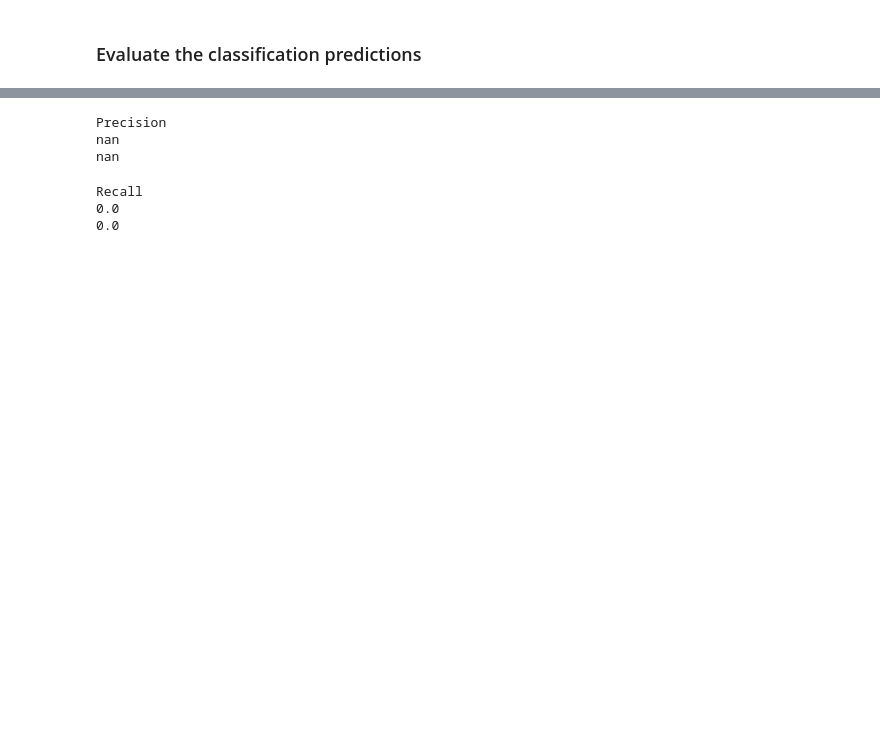
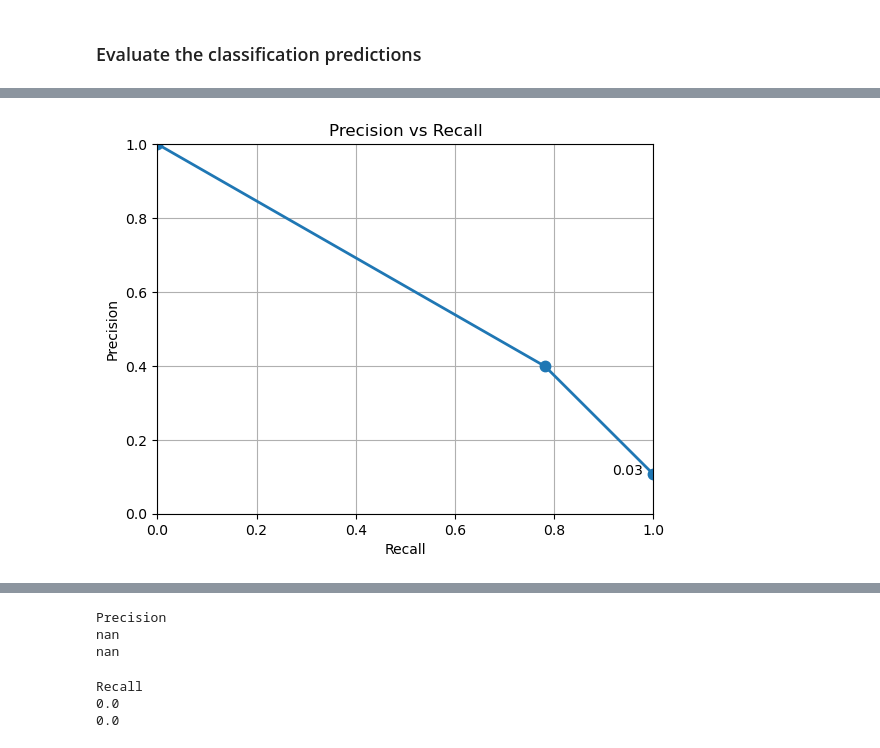
Before and after one commit to eabarnes1010/course_ml_ats, a Jupyter notebook: code/tree_classifier_binary_christman.ipynb, the cells around one changed output, grey strips where cells are left out. Saved outputs shown, nothing was run; the diff lists cells and outputs as text; code cells hidden in the pictures; blank space fills up the shorter version.

```diff
--- a/code/tree_classifier_binary_christman.ipynb
+++ b/code/tree_classifier_binary_christman.ipynb
@@ -309,3 +309,18 @@ plt.show()
+# %%
+# Precision vs Recall Curve
+from sklearn.metrics import precision_recall_curve
+
+precisions, recalls, thresholds = precision_recall_curve(val_labels, y_scores)
+plt.plot(recalls, precisions, linewidth=2, linestyle="-", marker=".", markersize=15, label="Precision/Recall curve")
+for i in np.arange(0, len(thresholds), 2):
+    plt.text(recalls[i]-.02, precisions[i], thresholds[i].round(2), ha="right")
+plt.xlabel("Recall")
+plt.ylabel("Precision")
+plt.axis([0, 1, 0, 1])
+plt.title("Precision vs Recall")
+plt.grid()
+# %% [output]
+[figure, added]
 # %%
 from sklearn.metrics import confusion_matrix
 from sklearn.metrics import ConfusionMatrixDisplay
```
Also changed, not shown: parts of 9 cells of this notebook, 2 other files.
